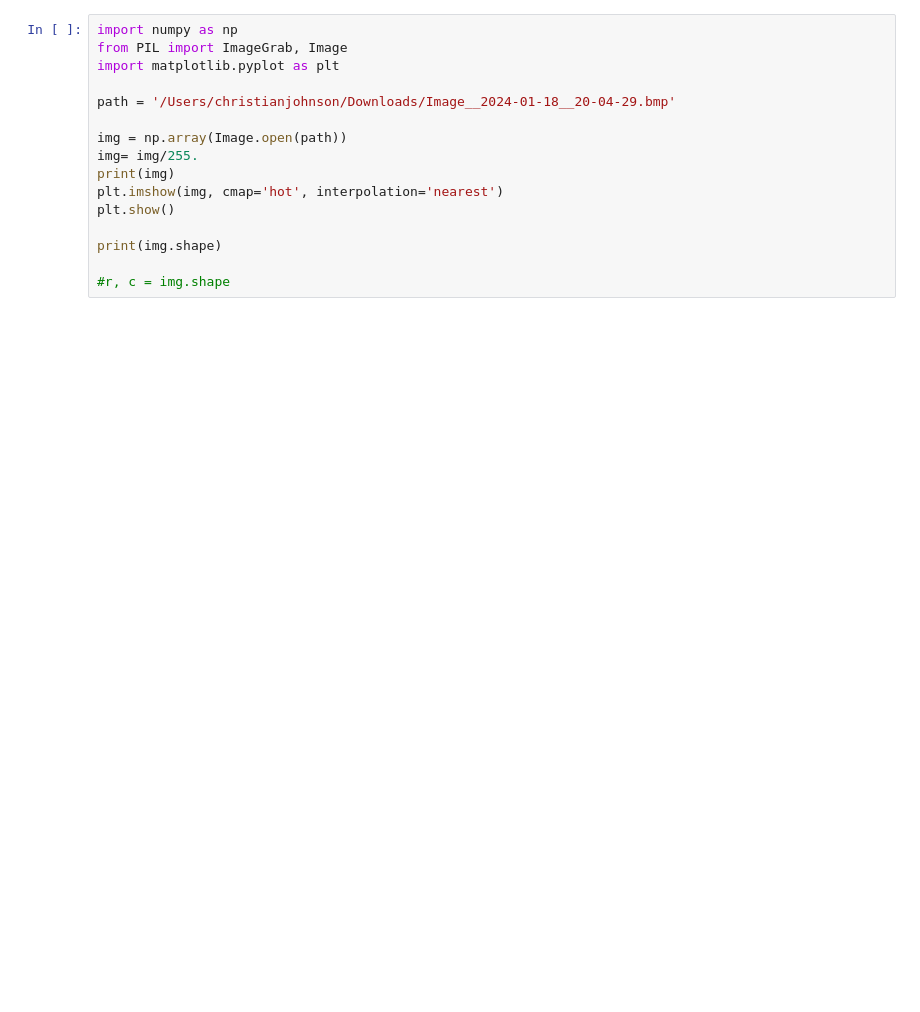
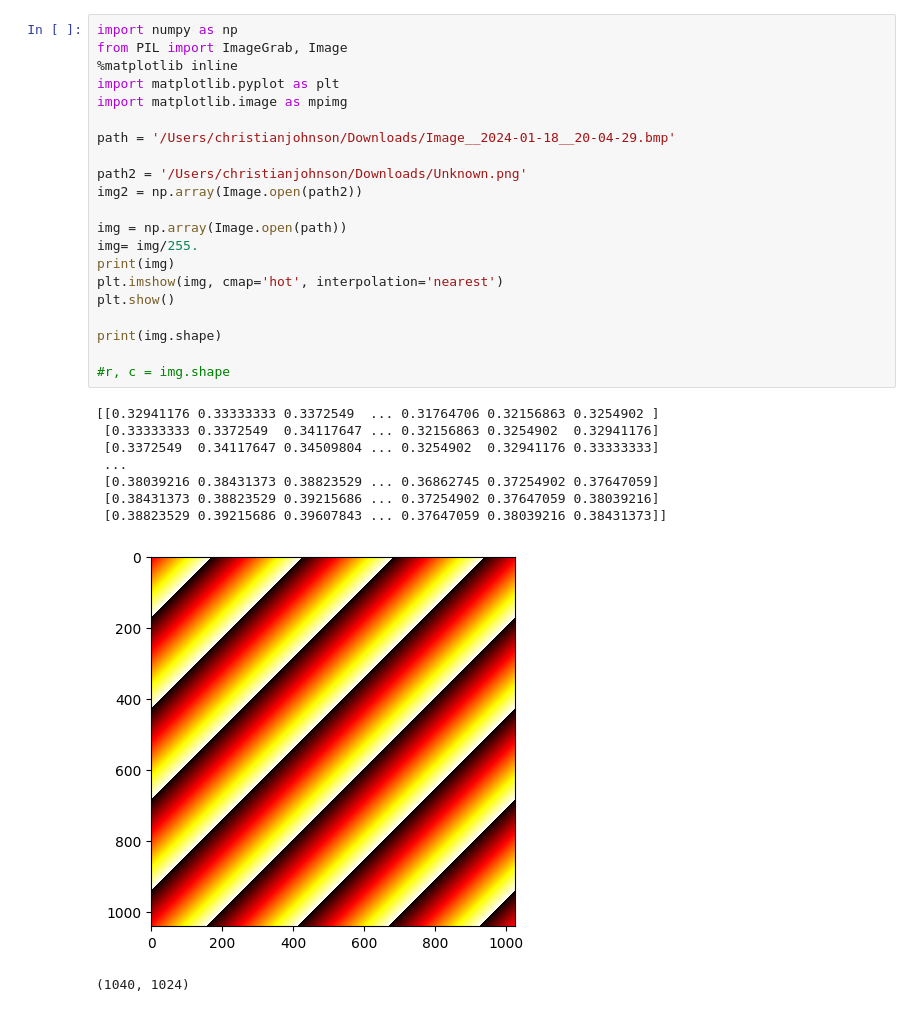
Before and after one commit to chrjohnson26/GLARE, a Jupyter notebook: glare.ipynb, the cells around one changed output. Saved outputs shown, nothing was run; the diff lists cells and outputs as text; blank space fills up the shorter version.

```diff
--- a/glare.ipynb
+++ b/glare.ipynb
@@ -1,19 +1,34 @@
 # %%
 import numpy as np
 from PIL import ImageGrab, Image
+%matplotlib inline
 import matplotlib.pyplot as plt
+import matplotlib.image as mpimg
 
 path = '/Users/christianjohnson/Downloads/Image__2024-01-18__20-04-29.bmp'
+
+path2 = '/Users/christianjohnson/Downloads/Unknown.png'
+img2 = np.array(Image.open(path2))
 
 img = np.array(Image.open(path))
 img= img/255.
 print(img)
 plt.imshow(img, cmap='hot', interpolation='nearest')
 plt.show()
 
 print(img.shape)
 
 #r, c = img.shape
+# %% [output]
+[[0.32941176 0.33333333 0.3372549  ... 0.31764706 0.32156863 0.3254902 ]
+ [0.33333333 0.3372549  0.34117647 ... 0.32156863 0.3254902  0.32941176]
+ [0.3372549  0.34117647 0.34509804 ... 0.3254902  0.32941176 0.33333333]
+ ...
+ [0.38039216 0.38431373 0.38823529 ... 0.36862745 0.37254902 0.37647059]
+ [0.38431373 0.38823529 0.39215686 ... 0.37254902 0.37647059 0.38039216]
+ [0.38823529 0.39215686 0.39607843 ... 0.37647059 0.38039216 0.38431373]]
+[figure, added]
+(1040, 1024)
 # %%
 # Size of the heatmap
 heatmap_size = 1000
```
Also changed, not shown: parts of 2 cells of this notebook.
